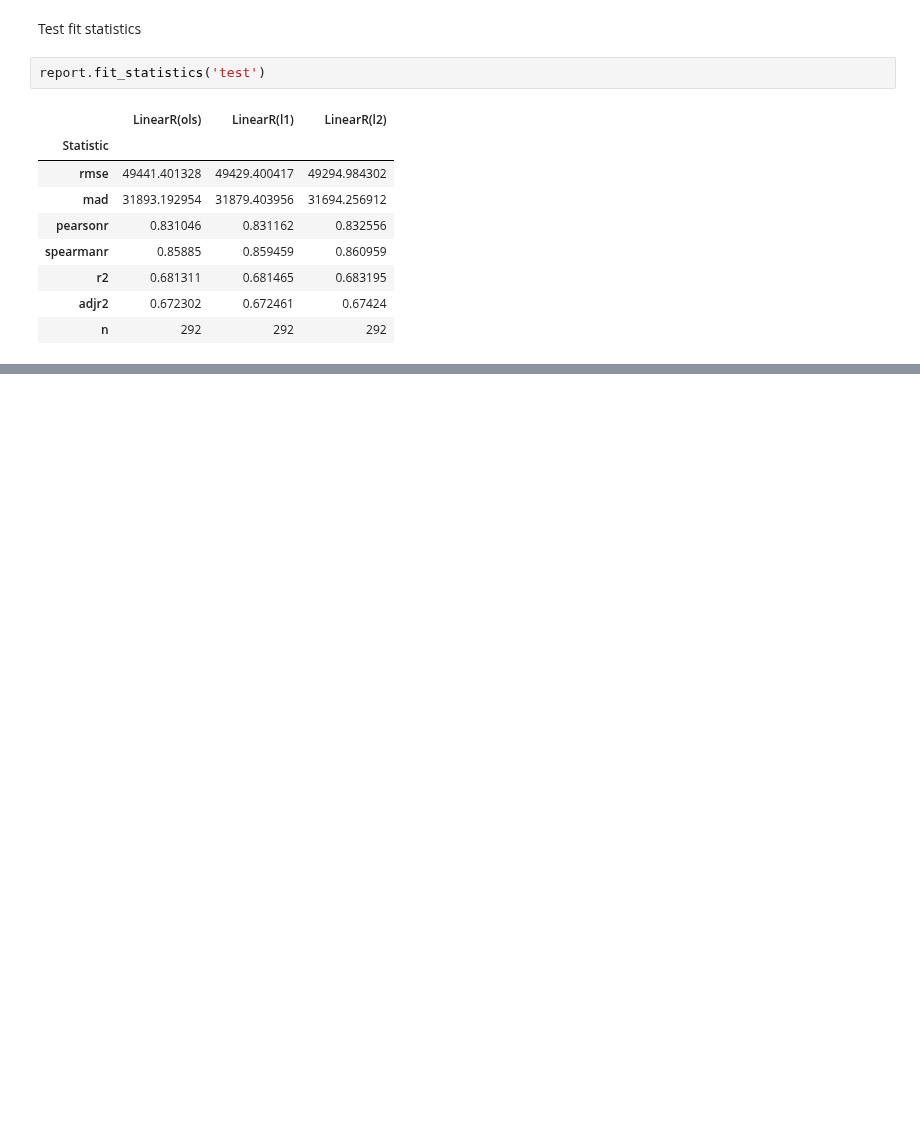
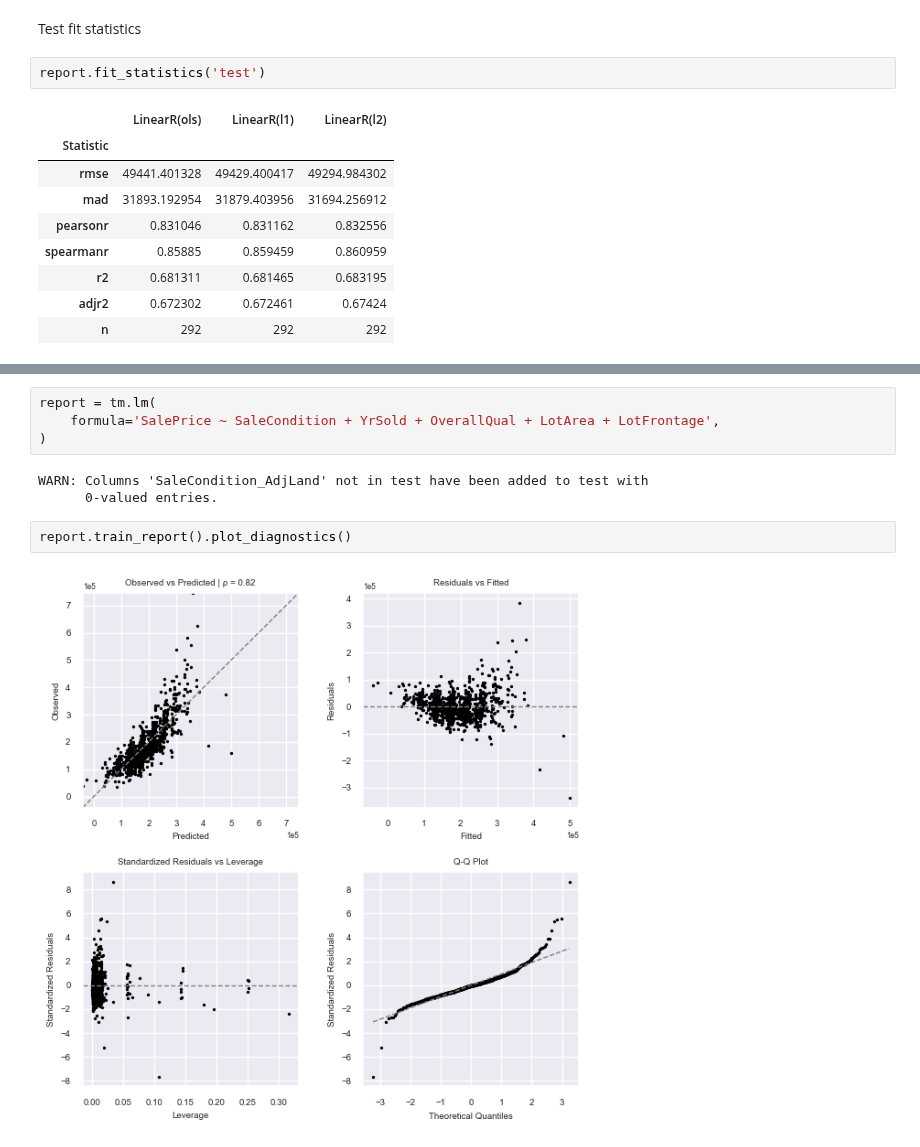
Before and after one commit to ajy25/TabularMagic, a Jupyter notebook: demo/regression/house_prices.ipynb, the cells around one changed output, grey strips where cells are left out. Saved outputs shown, nothing was run; the diff lists cells and outputs as text; blank space fills up the shorter version.

```diff
--- a/demo/regression/house_prices.ipynb
+++ b/demo/regression/house_prices.ipynb
@@ -232,0 +224,11 @@ report.model_report('LinearR(l2)').test_report().plot_obs_vs_pred()
+# %%
+report = tm.lm(
+    formula='SalePrice ~ SaleCondition + YrSold + OverallQual + LotArea + LotFrontage',
+)
+# %% [output]
+WARN: Columns 'SaleCondition_AdjLand' not in test have been added to test with
+      0-valued entries.
+# %%
+report.train_report().plot_diagnostics()
+# %% [output]
+[figure, added]
```
Also changed, not shown: parts of 11 cells of this notebook, 10 other files.
